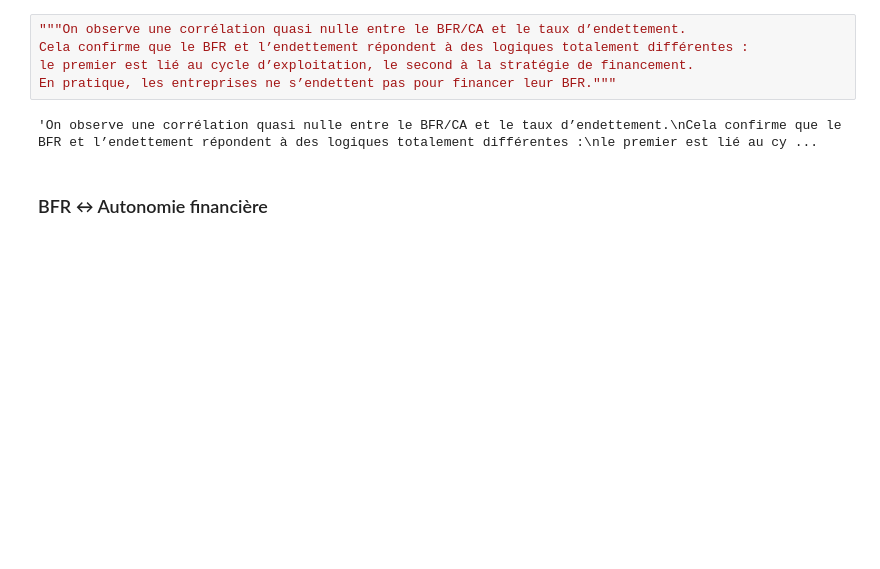
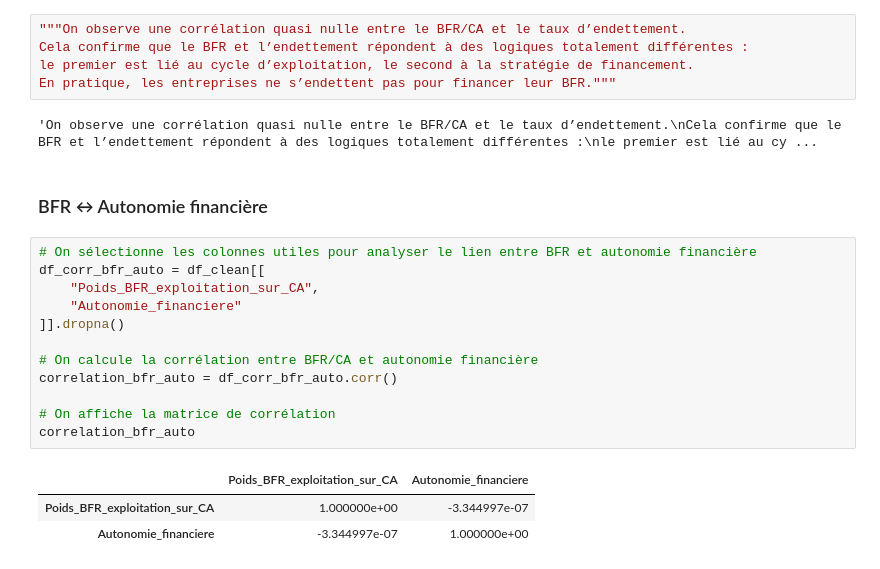
Before and after one commit to khelifaYacine/signaux-faibles-finance, a Jupyter notebook: 01_exploration.ipynb, the cells around one changed output. Saved outputs shown, nothing was run; the diff lists cells and outputs as text; blank space fills up the shorter version.

```diff
--- a/01_exploration.ipynb
+++ b/01_exploration.ipynb
@@ -773,3 +773,19 @@ En pratique, les entreprises ne s’endettent pas pour financer leur BFR."""
 'On observe une corrélation quasi nulle entre le BFR/CA et le taux d’endettement.\nCela confirme que le BFR et l’endettement répondent à des logiques totalement différentes :\nle premier est lié au cy ...
 # %% [markdown]
 ### BFR ↔ Autonomie financière
+# %%
+# On sélectionne les colonnes utiles pour analyser le lien entre BFR et autonomie financière
+df_corr_bfr_auto = df_clean[[
+    "Poids_BFR_exploitation_sur_CA",
+    "Autonomie_financiere"
+]].dropna()
+
+# On calcule la corrélation entre BFR/CA et autonomie financière
+correlation_bfr_auto = df_corr_bfr_auto.corr()
+
+# On affiche la matrice de corrélation
+correlation_bfr_auto
+# %% [output]
+|  | Poids_BFR_exploitation_sur_CA | Autonomie_financiere |
+| Poids_BFR_exploitation_sur_CA | 1.000000e+00 | -3.344997e-07 |
+| Autonomie_financiere | -3.344997e-07 | 1.000000e+00 |
```
Also changed, not shown: parts of 4 cells of this notebook.
